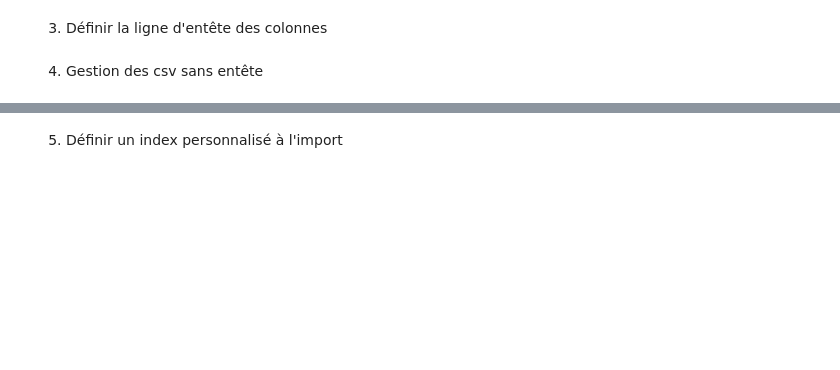
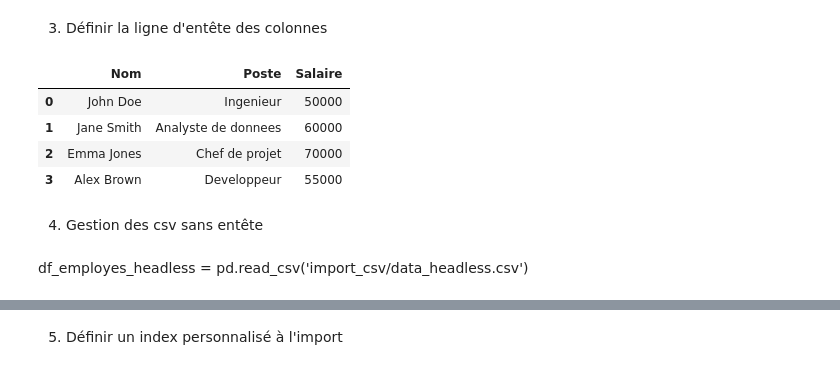
Before and after one commit to nevillemakoyi/Pandas_basic, a Jupyter notebook: notebooks/1_construire_un_dataframe - cours - elève.ipynb, the cells around one changed output, grey strips where cells are left out. Drawn from its saved outputs; the diff is of its cells as text; code cells hidden in the pictures; blank space fills up the shorter version.

```diff
--- a/notebooks/1_construire_un_dataframe - cours - elève.ipynb
+++ b/notebooks/1_construire_un_dataframe - cours - elève.ipynb
@@ -117,4 +238,11 @@ df_employes_sep = pd.read_csv('import_csv/data_sep.csv')
 # %% [markdown]
 3. Définir la ligne d'entête des colonnes
 # %%
-df_employes_head = pd.read_csv('import_csv/data_head.csv')
+df_employes_head = pd.read_csv(r'C:\Users\nmako\Documents\Data-Science-Projects-Repository\Pandas_basic\data\raw\data_head.csv', header=1, sep=';')
+df_employes_head
+# %% [output]
+|  | Nom | Poste | Salaire |
+| 0 | John Doe | Ingenieur | 50000 |
+| 1 | Jane Smith | Analyste de donnees | 60000 |
+| 2 | Emma Jones | Chef de projet | 70000 |
+| 3 | Alex Brown | Developpeur | 55000 |
@@ -128,0 +251,2 @@ df_employes_headless = pd.read_csv('import_csv/data_headless.csv')
+# %% [markdown]
+df_employes_headless = pd.read_csv('import_csv/data_headless.csv')
```
Also changed, not shown: parts of 60 cells of this notebook, 2 other files.
